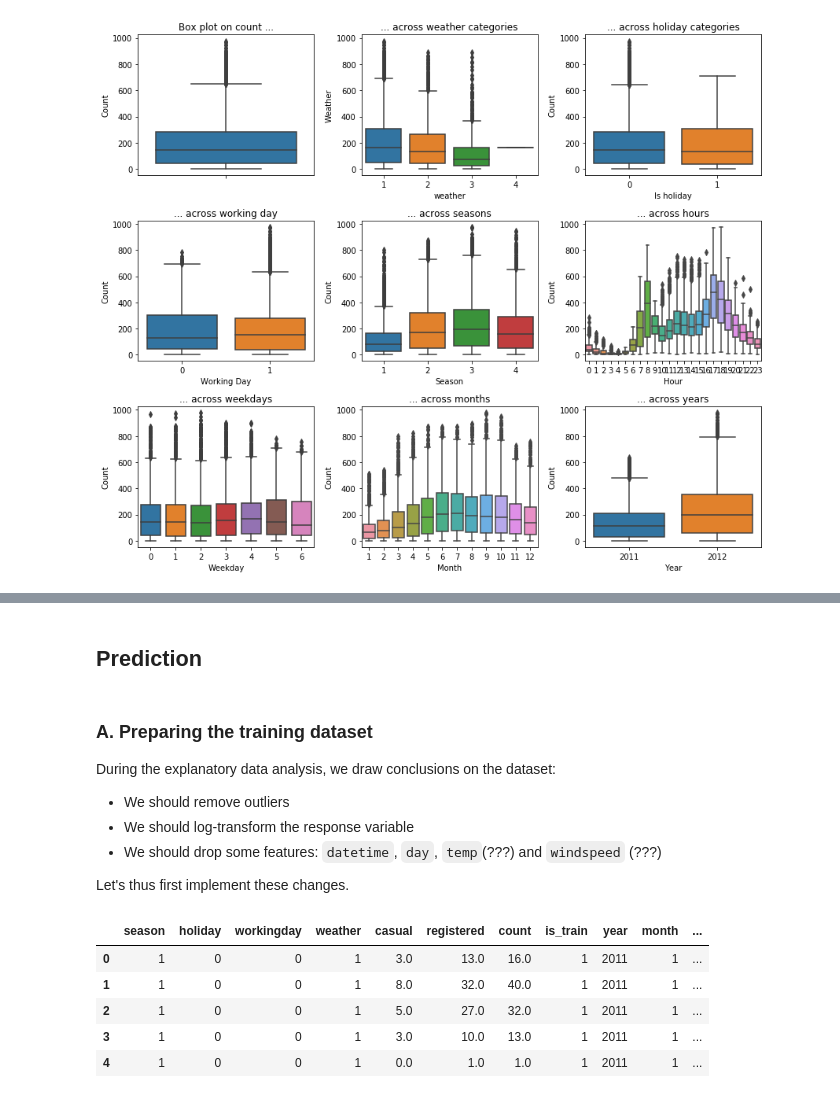
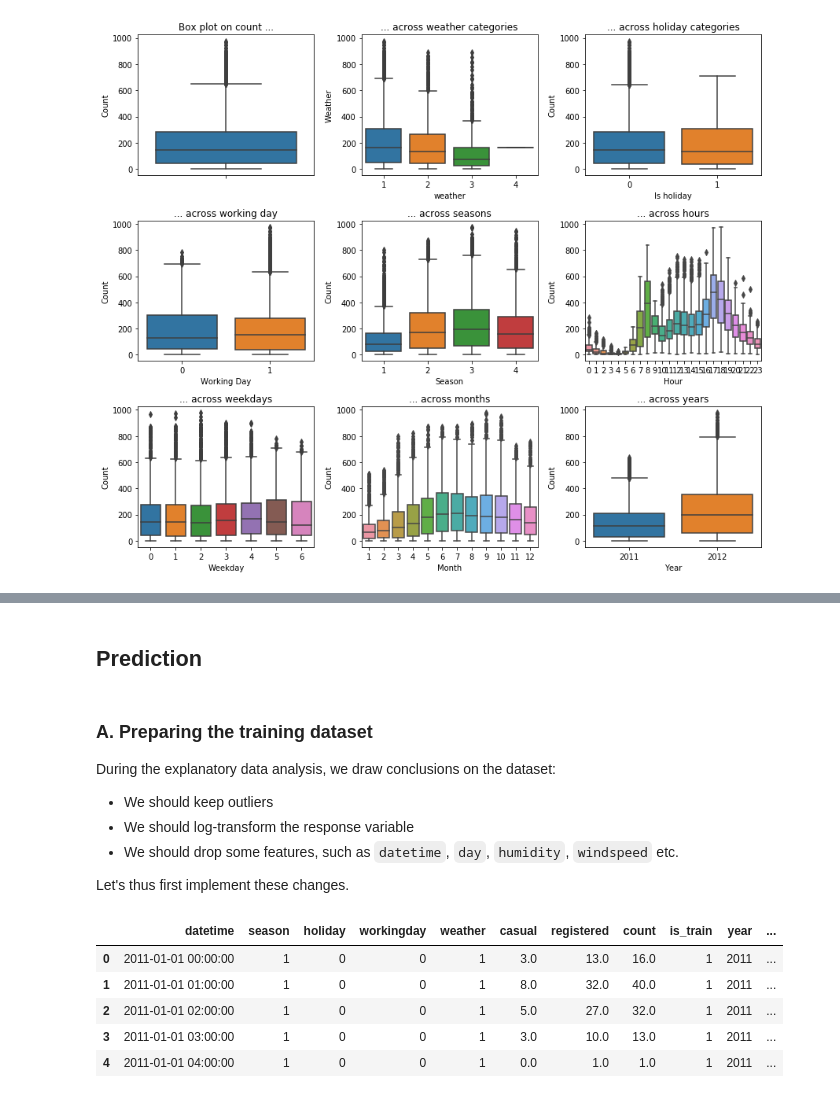
Before and after one commit to InesVA/predicting-bike-sharing-demand, a Jupyter notebook: Bike Sharing Prediction.ipynb, the cells around one changed output, grey strips where cells are left out. Cells and saved outputs as stored; diff of their text form; code cells hidden in the pictures.

````diff
--- a/Bike Sharing Prediction.ipynb
+++ b/Bike Sharing Prediction.ipynb
@@ -112,7 +127,7 @@ train.head()
 # %% [markdown]
 We can create new variables from ```datetime```.
 # %%
-# From datetime (for visualizations)
+# Creating new variables from datetime
 datasets["year"] = [int(datasets.datetime[x][0:4]) for x in range(datasets.shape[0])]
 datasets["month"] = [int(datasets.datetime[x][5:7]) for x in range(datasets.shape[0])]
 datasets["day"] = [int(datasets.datetime[x][8:10]) for x in range(datasets.shape[0])]
@@ -122,18 +137,3 @@ datasets["date"] = [datetime.datetime.strptime(datasets.datetime[x][0:10], '%Y-%
 datasets["dayoverall"] = [(datasets.date[x].date() - datetime.date(2011,1,1)).days for x in range(datasets.shape[0])]
 datasets["weeknumber"] = [datasets.date[x].isocalendar()[1] for x in range(datasets.shape[0])]
 datasets["monthyear"] = datasets.date.dt.to_period('M')
-
-# From other variables (for predictions)
-datasets["tempminusatemp"] = [-1 if (datasets.atemp[x] - datasets.temp[x]) < 0
-                              else 1 if (datasets.atemp[x] - datasets.temp[x]) > 3.7
-                              else float('nan') for x in range(datasets.shape[0])]
-datasets["tempcategory"] = [0 if datasets.temp[x] < 13.5
-                            else 1 if datasets.temp[x] < 20
-                            else 2 if datasets.temp[x] < 27
-                            else 3 for x in range(datasets.shape[0])]
-datasets["atempcategory"] = [0 if datasets.atemp[x] < 16
-                             else 1 if datasets.atemp[x] < 31
-                             else 2 for x in range(datasets.shape[0])]
-datasets["humiditycategory"] = [0 if datasets.humidity[x] < 47
-                                else 1 if datasets.humidity[x] < 78
-                                else 2 for x in range(datasets.shape[0])]
@@ -361,29 +330,31 @@ Takeaways:
 # %% [markdown]
+<a id="Section3"></a>
 ## Prediction
 # %% [markdown]
+<a id="Section3A"></a>
 ### A. Preparing the training dataset
 
 During the explanatory data analysis, we draw conclusions on the dataset:
-- We should remove outliers
+- We should keep outliers
 - We should log-transform the response variable
-- We should drop some features: ```datetime```, ```day```, ```temp```(???) and ```windspeed``` (???)
+- We should drop some features, such as ```datetime```, ```day```, ```humidity```, ```windspeed``` etc.
 
 Let's thus first implement these changes.
 # %%
 # Merging the datasets
 datasetsFinal = pd.concat([train, test], sort=False)
 
 # Removing features
-droppingFeatures = ["date", "datetime", "humidity", "windspeed", "dayoverall", "weeknumber", "weekday", "monthyear", "atempcategory", "temp", "atemp"]
+droppingFeatures = ["date", "humidity", "windspeed", "dayoverall", "weeknumber", "weekday", "monthyear", "temp", "atemp"]
 datasetsFinal = datasetsFinal.drop(droppingFeatures, axis = 1)
 datasetsFinal.head()
 # %% [output]
-|  | season | holiday | workingday | weather | casual | registered | count | is_train | year | month | ... |
-| 0 | 1 | 0 | 0 | 1 | 3.0 | 13.0 | 16.0 | 1 | 2011 | 1 | ... |
-| 1 | 1 | 0 | 0 | 1 | 8.0 | 32.0 | 40.0 | 1 | 2011 | 1 | ... |
-| 2 | 1 | 0 | 0 | 1 | 5.0 | 27.0 | 32.0 | 1 | 2011 | 1 | ... |
-| 3 | 1 | 0 | 0 | 1 | 3.0 | 10.0 | 13.0 | 1 | 2011 | 1 | ... |
-| 4 | 1 | 0 | 0 | 1 | 0.0 | 1.0 | 1.0 | 1 | 2011 | 1 | ... |
+|  | datetime | season | holiday | workingday | weather | casual | registered | count | is_train | year | ... |
+| 0 | 2011-01-01 00:00:00 | 1 | 0 | 0 | 1 | 3.0 | 13.0 | 16.0 | 1 | 2011 | ... |
+| 1 | 2011-01-01 01:00:00 | 1 | 0 | 0 | 1 | 8.0 | 32.0 | 40.0 | 1 | 2011 | ... |
+| 2 | 2011-01-01 02:00:00 | 1 | 0 | 0 | 1 | 5.0 | 27.0 | 32.0 | 1 | 2011 | ... |
+| 3 | 2011-01-01 03:00:00 | 1 | 0 | 0 | 1 | 3.0 | 10.0 | 13.0 | 1 | 2011 | ... |
+| 4 | 2011-01-01 04:00:00 | 1 | 0 | 0 | 1 | 0.0 | 1.0 | 1.0 | 1 | 2011 | ... |
 # %%
 # Getting dummies
 categoricalFeatures = ["season", "holiday", "workingday", "weather", "tempminusatemp",
````
Also changed, not shown: parts of 86 cells of this notebook.
